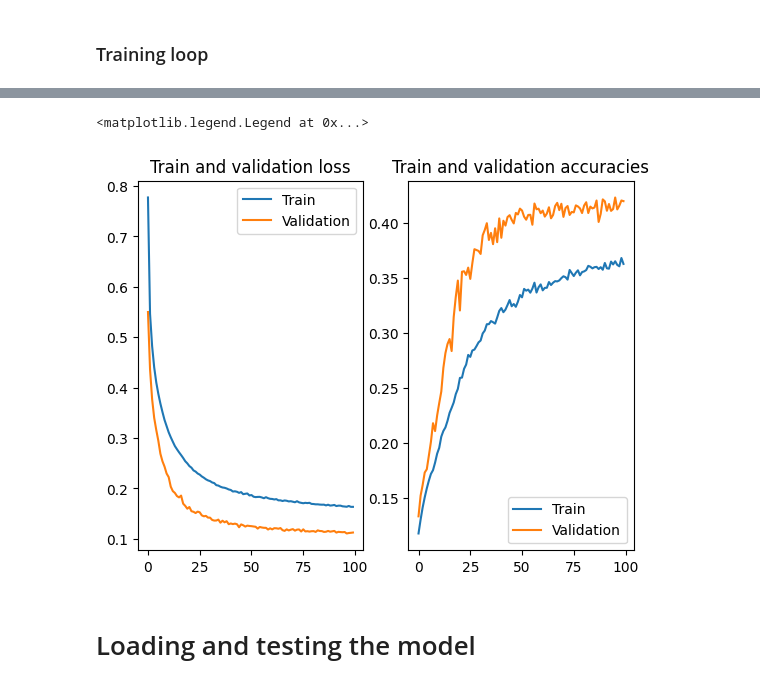
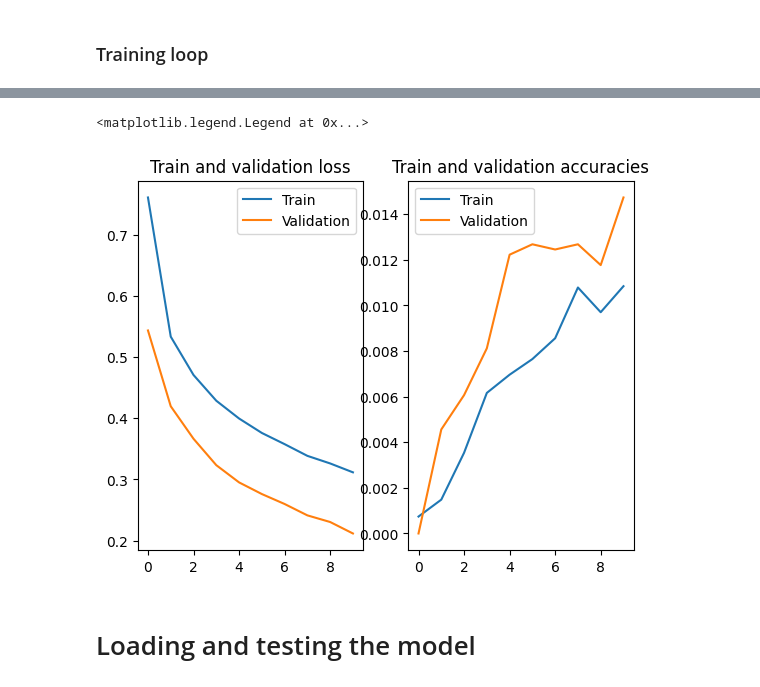
Before and after one commit to bragg13/crispy-fortnight, a Jupyter notebook: boilerplate_experiment3.ipynb, the cells around one changed output, grey strips where cells are left out. Saved outputs shown, nothing was run; the diff lists cells and outputs as text; code cells hidden in the pictures.

```diff
--- a/boilerplate_experiment3.ipynb
+++ b/boilerplate_experiment3.ipynb
@@ -850,7 +857,7 @@ optimizer = optim.AdamW(model.parameters(), lr=LEARNING_RATE)
 criterion = nn.CrossEntropyLoss(ignore_index=word2idx_tgt['<PAD>'])
 
 # Training loop
-num_epochs = 100
+num_epochs = 10
 train_losses = []
 validation_losses = []
 train_accuracies = []
@@ -934,7 +941,7 @@ for epoch in range(num_epochs):
 
     if epoch == num_epochs-1:
 
-      checkpoint_path = f"transformer_experiment_3_epoch_{epoch}.pth"
+      checkpoint_path = f"transformer_experiment_3_epoch_{epoch}_WITH_2ND_VERSION_OF_VAL_ACC_FUNCTION.pth"
       torch.save(
           {'model_state_dict': model.state_dict(),
           'optimizer_state_dict': optimizer.state_dict(),
@@ -968,7 +968,7 @@ Epoch [100/100] | Train Loss: 0.1635 | Train Accuracy: 0.3628 | Val Loss: 0.1125
 # %%
 import matplotlib.pyplot as plt
 
-checkpoint_path = f"transformer_experiment_3_epoch_99.pth"
+checkpoint_path = f"transformer_experiment_3_epoch_9.pth"
 list_epochs = list(range(1, num_epochs + 1))
 
 
@@ -979,34 +979,34 @@ optimizer.load_state_dict(checkpoint["optimizer_state_dict"])
 train_losses = checkpoint["train_loss_list"]
 validation_losses = checkpoint["validation_loss_list"]
 train_accuracies = checkpoint["train_acc_list"]
 validation_accuracies = checkpoint["validation_acc_list"]
 
 fig, axs = plt.subplots(1, 2)
 axs[0].plot(train_losses, label="Train")
 axs[0].plot(validation_losses, label="Validation")
 axs[0].set_title("Train and validation loss")
 axs[0].legend()
 
 axs[1].plot(train_accuracies, label="Train")
 axs[1].plot(validation_accuracies, label="Validation")
 axs[1].set_title("Train and validation accuracies")
 axs[1].legend()
 
 
 # plt.figure(figsize=(10, 6))
 #plt.scatter(list_epochs, train_losses, label="Train Loss", marker='o')
 #plt.scatter(list_epochs, validation_losses, label="Validation Loss", marker='x')
 # plt.plot(train_losses)
 # plt.plot(validation_losses)
 # plt.xlabel("Epochs")
 # plt.ylabel("Loss")
 # plt.title("Training and Validation Losses Over Epochs")
 # plt.legend()
 # plt.grid()
 # plt.show()
 # %% [output]
 <matplotlib.legend.Legend at 0x...>
-[figure, old version]
+[figure, new version]
 # %% [markdown]
 # Loading and testing the model
 # %%
```
Also changed, not shown: parts of 3 cells of this notebook.
